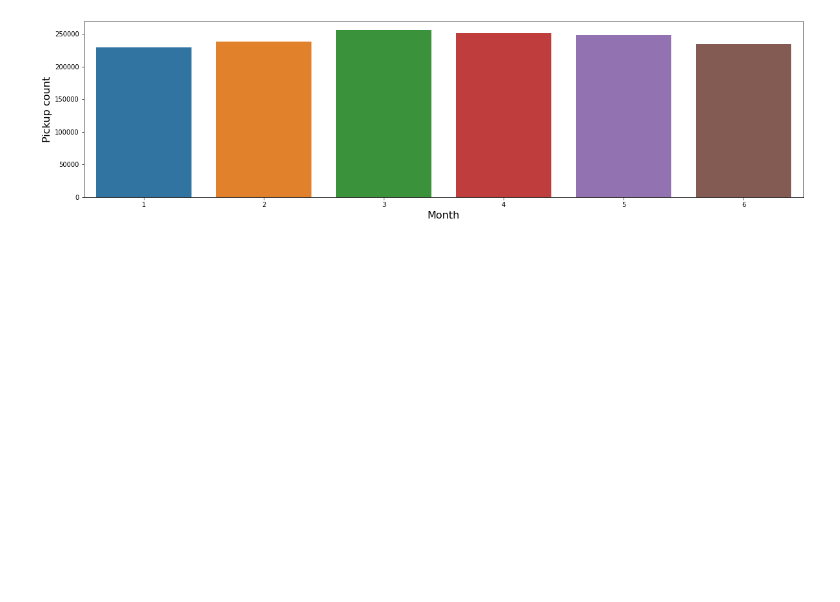
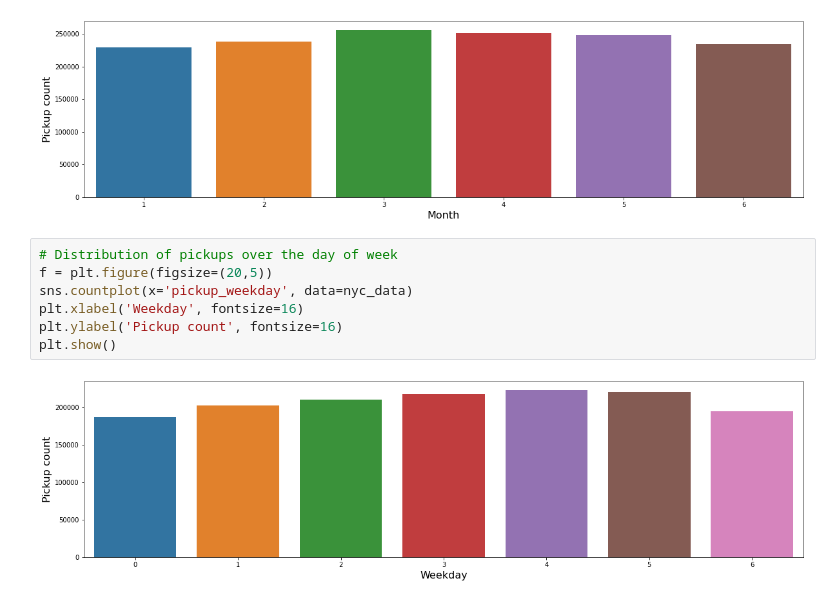
Before and after one commit to SirHendel/DAT158_ML-Assignment_2, a Jupyter notebook: Notebook.ipynb, the cells around one changed output. Drawn from its saved outputs; the diff is of its cells as text; blank space fills up the shorter version.

```diff
--- a/Notebook.ipynb
+++ b/Notebook.ipynb
@@ -107,3 +107,12 @@ plt.show
 # %% [output]
 <function matplotlib.pyplot.show(close=None, block=None)>
 [figure]
+# %%
+# Distribution of pickups over the day of week
+f = plt.figure(figsize=(20,5))
+sns.countplot(x='pickup_weekday', data=nyc_data)
+plt.xlabel('Weekday', fontsize=16)
+plt.ylabel('Pickup count', fontsize=16)
+plt.show()
+# %% [output]
+[figure, added]
```
Also changed, not shown: parts of 5 cells of this notebook.
